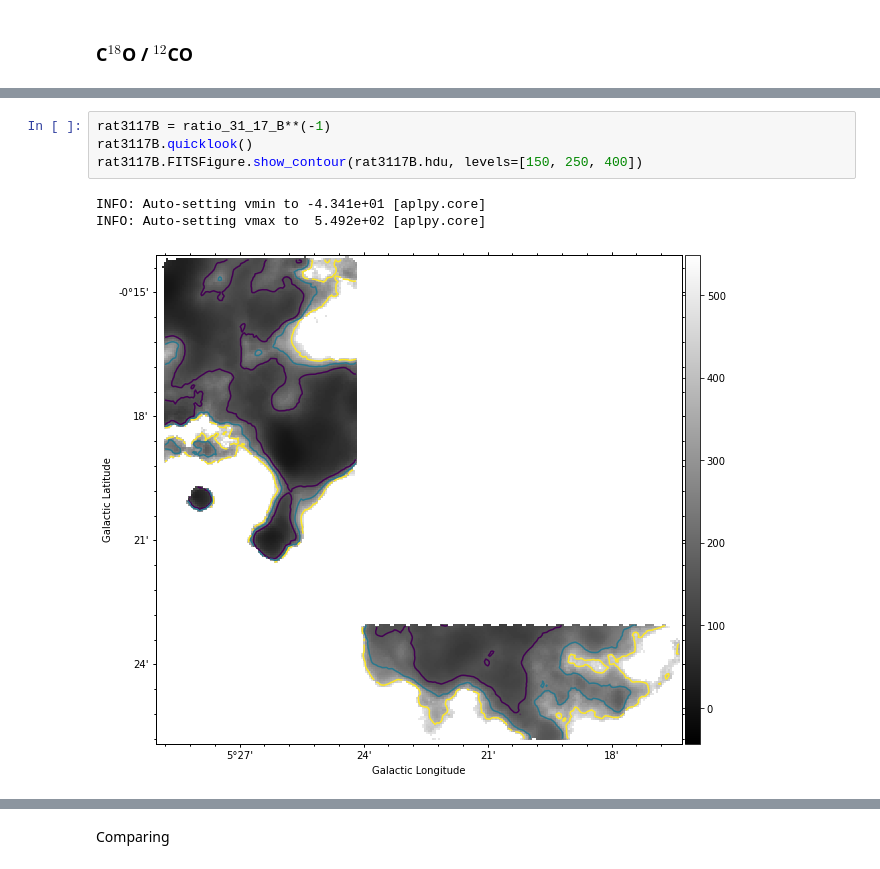
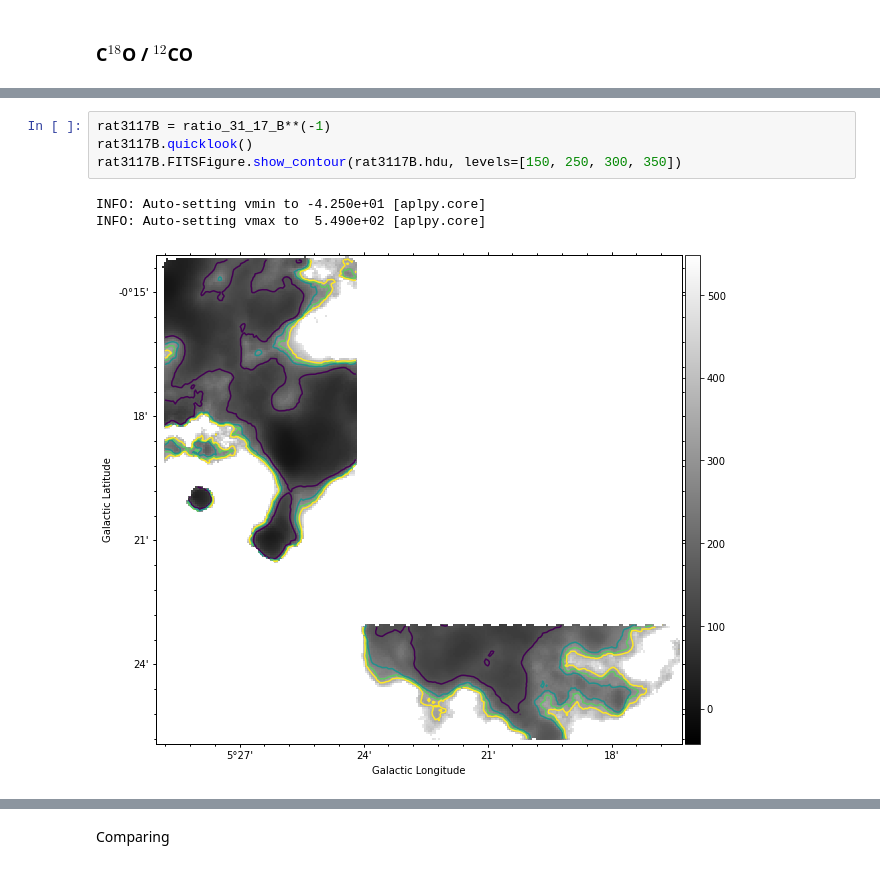
Before and after one commit to SpacialTree/clouds-g5-b1, a Jupyter notebook: isotopRatio.ipynb, the cells around one changed output, grey strips where cells are left out. Drawn from its saved outputs; the diff is of its cells as text.

```diff
--- a/isotopRatio.ipynb
+++ b/isotopRatio.ipynb
@@ -409,11 +409,11 @@ INFO: Auto-setting vmax to  1.900e-01 [aplpy.core]
 # %%
 rat3117B = ratio_31_17_B**(-1)
 rat3117B.quicklook()
-rat3117B.FITSFigure.show_contour(rat3117B.hdu, levels=[150, 250, 400])
+rat3117B.FITSFigure.show_contour(rat3117B.hdu, levels=[150, 250, 300, 350])
 # %% [output]
-INFO: Auto-setting vmin to -4.341e+01 [aplpy.core]
-INFO: Auto-setting vmax to  5.492e+02 [aplpy.core]
+INFO: Auto-setting vmin to -4.250e+01 [aplpy.core]
+INFO: Auto-setting vmax to  5.490e+02 [aplpy.core]
-[figure, old version]
+[figure, new version]
 # %%
 # C18O / 12CO
 ratio_31_17 = mom0_31 / mom0_17.reproject(mom0_31.header)
```
Also changed, not shown: parts of 65 cells of this notebook, 3 other files.
